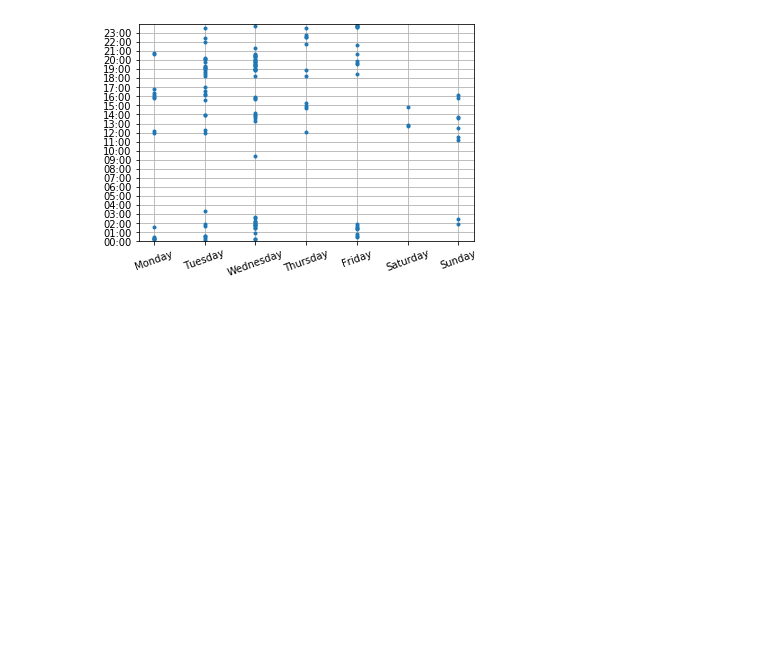
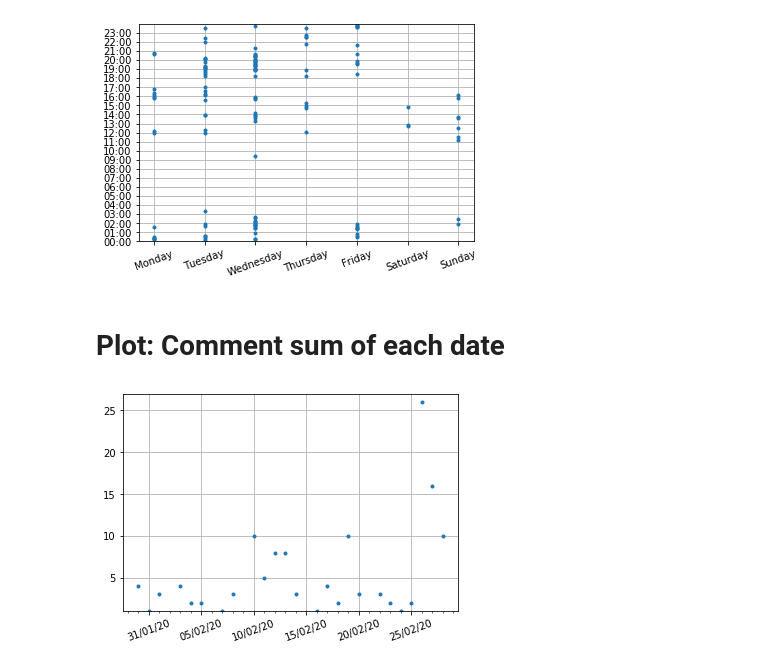
Before and after one commit to mikhailnefedov/VisComAct, a Jupyter notebook: visualization.ipynb, the cells around one changed output. Drawn from its saved outputs; the diff is of its cells as text; code cells hidden in the pictures; blank space fills up the shorter version.

Commit message:
Add plot
Plotting comment sum for every day day

```diff
--- a/visualization.ipynb
+++ b/visualization.ipynb
@@ -71,3 +80,33 @@ plt.grid(True)
 plt.show()
 # %% [output]
 [figure]
+# %% [markdown]
+# Plot: Comment sum of each date
+# %%
+from collections import Counter
+
+#Converting dictionary into 2 arrays, finding min and max of y
+x_counter = Counter(day_pre_data)
+items = x_counter.items()
+x_data, y_data = zip(*items)
+y_min = min(y_data)
+y_max = max(y_data)
+
+#converting day string to datetime object
+day_data = []
+for day in x_counter:
+    day_str = day.split('.')
+    year = int(day_str[2]) + 2000
+    day_data.append(dt.datetime(year, int(day_str[1]), int(day_str[0])))
+
+fig, ax = plt.subplots()
+plt.plot_date(day_data, y_data, ".")
+ax.xaxis.set_major_formatter(formatter)
+ax.xaxis.set_minor_locator(mpl.dates.DayLocator(interval=1))
+ax.xaxis.set_major_locator(mpl.dates.DayLocator(interval=5))
+ax.xaxis.set_tick_params(rotation=20, labelsize=10)
+plt.ylim([y_min, y_max +1 ])
+plt.grid(True)
+plt.show()
+# %% [output]
+[figure, added]
```
Also changed, not shown: parts of 6 cells of this notebook, 1 other file.
